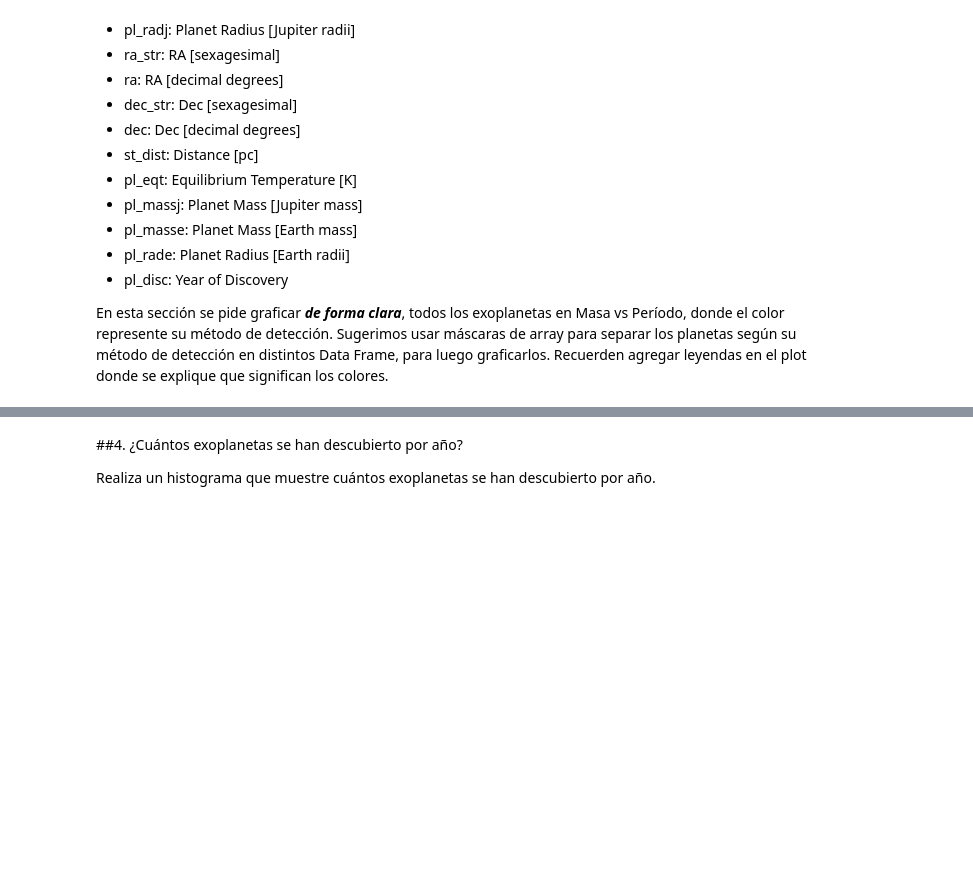
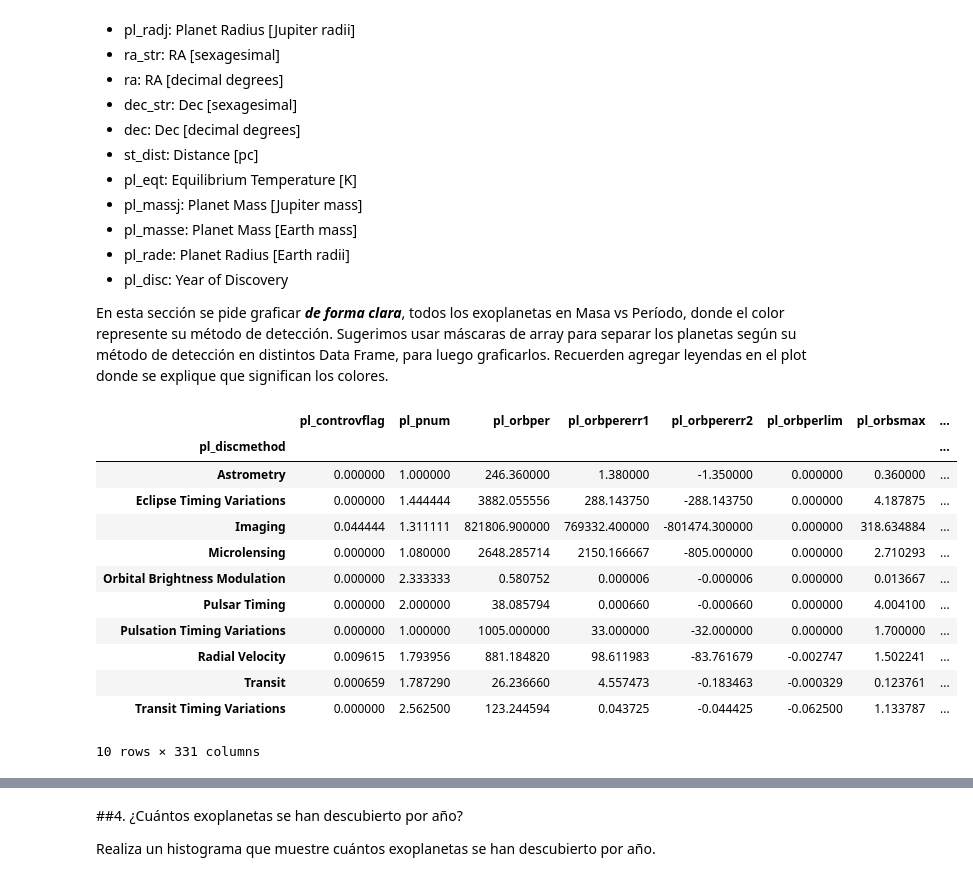
Before and after one commit to SimonSanfeliu/minitarea3, a Jupyter notebook: minitarea3.ipynb, the cells around one changed output, grey strips where cells are left out. Saved outputs shown, nothing was run; the diff lists cells and outputs as text; code cells hidden in the pictures; blank space fills up the shorter version.

```diff
--- a/minitarea3.ipynb
+++ b/minitarea3.ipynb
@@ -181,6 +181,23 @@ Para conocer las columnas que contiene esta base de datos, pueden abrir el archi
 
 
 En esta sección se pide graficar ***de forma clara***, todos los exoplanetas en Masa vs Período, donde el color represente su método de detección. Sugerimos usar máscaras de array para separar los planetas según su método de detección en distintos Data Frame, para luego graficarlos. Recuerden agregar leyendas en el plot donde se explique que significan los colores.
+# %%
+metodos = planetas.groupby('pl_discmethod')
+metodos.mean()
+# %% [output]
+|  | pl_controvflag | pl_pnum | pl_orbper | pl_orbpererr1 | pl_orbpererr2 | pl_orbperlim | pl_orbsmax | ... |
+| pl_discmethod |  |  |  |  |  |  |  | ... |
+| Astrometry | 0.000000 | 1.000000 | 246.360000 | 1.380000 | -1.350000 | 0.000000 | 0.360000 | ... |
+| Eclipse Timing Variations | 0.000000 | 1.444444 | 3882.055556 | 288.143750 | -288.143750 | 0.000000 | 4.187875 | ... |
+| Imaging | 0.044444 | 1.311111 | 821806.900000 | 769332.400000 | -801474.300000 | 0.000000 | 318.634884 | ... |
+| Microlensing | 0.000000 | 1.080000 | 2648.285714 | 2150.166667 | -805.000000 | 0.000000 | 2.710293 | ... |
+| Orbital Brightness Modulation | 0.000000 | 2.333333 | 0.580752 | 0.000006 | -0.000006 | 0.000000 | 0.013667 | ... |
+| Pulsar Timing | 0.000000 | 2.000000 | 38.085794 | 0.000660 | -0.000660 | 0.000000 | 4.004100 | ... |
+| Pulsation Timing Variations | 0.000000 | 1.000000 | 1005.000000 | 33.000000 | -32.000000 | 0.000000 | 1.700000 | ... |
+| Radial Velocity | 0.009615 | 1.793956 | 881.184820 | 98.611983 | -83.761679 | -0.002747 | 1.502241 | ... |
+| Transit | 0.000659 | 1.787290 | 26.236660 | 4.557473 | -0.183463 | -0.000329 | 0.123761 | ... |
+| Transit Timing Variations | 0.000000 | 2.562500 | 123.244594 | 0.043725 | -0.044425 | -0.062500 | 1.133787 | ... |
+10 rows × 331 columns
 # %%
 # Importamos Pandas y cargamos el archivo planets.csv
 import pandas as pd
```
Also changed, not shown: parts of 3 cells of this notebook.
